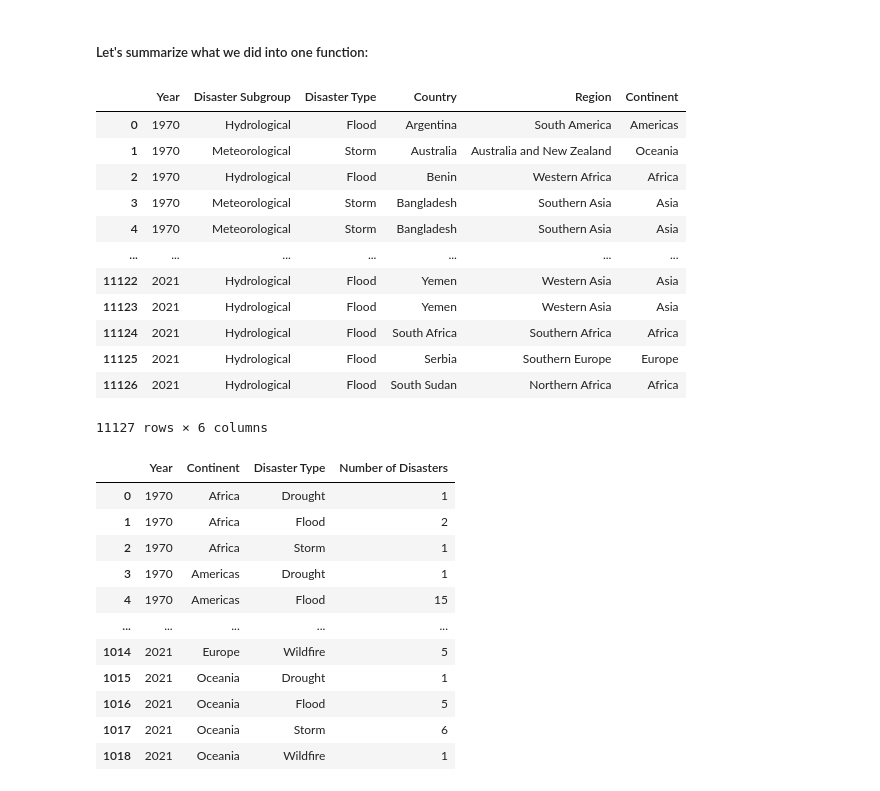
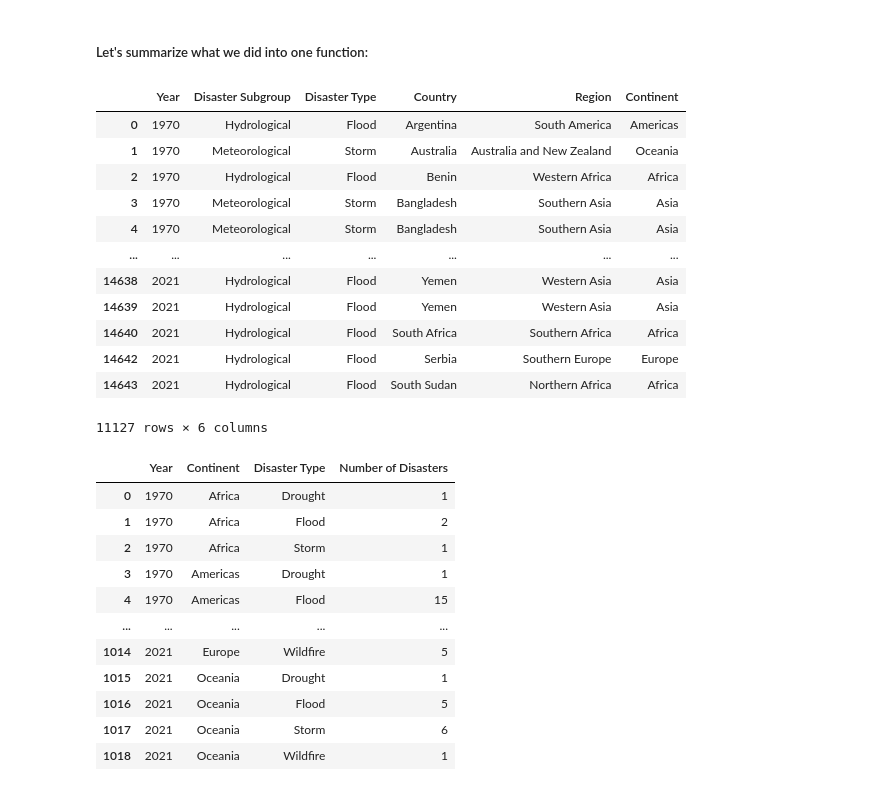
Before and after one commit to ubco-W2022T2-data301/project-group-group42, a Jupyter notebook: analysis/analysisRona.ipynb, the cells around one changed output. Cells and saved outputs as stored; diff of their text form; code cells hidden in the pictures.

```diff
--- a/analysis/analysisRona.ipynb
+++ b/analysis/analysisRona.ipynb
@@ -168,29 +212,28 @@ dfclean.head(-5)
 # %% [markdown]
 ##### Let's summarize what we did into one function:
 # %%
-def processed_nd_data():
-    df = pd.read_csv("../data/raw/1900_2021_DISASTERS.csv") # Natural Disasters dataframe
-    top5_list = ["Flood", "Storm", "Drought", "Wildfire", "Landslide"]
-    nat_dis5 = df[df["Disaster Type"].isin(top5_list)].reset_index()
-    dfclean = nat_dis5.iloc[:, [2, 6, 7, 11, 13, 14]]
-    dfclean = dfclean.dropna()
+def cleaned_nd_data():
+    dfclean = (pd.read_csv("../data/raw/1900_2021_DISASTERS.csv")
+           .query('`Disaster Type` in ["Flood", "Storm", "Drought", "Wildfire", "Landslide"]')
+           .iloc[:, [1, 5, 6, 10, 12, 13]]
+           .dropna()
+          )
     return dfclean
+cleaned_nd_data()
+# %% [output]
+|  | Year | Disaster Subgroup | Disaster Type | Country | Region | Continent |
+| 0 | 1970 | Hydrological | Flood | Argentina | South America | Americas |
+| 1 | 1970 | Meteorological | Storm | Australia | Australia and New Zealand | Oceania |
+| 2 | 1970 | Hydrological | Flood | Benin | Western Africa | Africa |
+| 3 | 1970 | Meteorological | Storm | Bangladesh | Southern Asia | Asia |
+| 4 | 1970 | Meteorological | Storm | Bangladesh | Southern Asia | Asia |
+| ... | ... | ... | ... | ... | ... | ... |
+| 14638 | 2021 | Hydrological | Flood | Yemen | Western Asia | Asia |
+| 14639 | 2021 | Hydrological | Flood | Yemen | Western Asia | Asia |
+| 14640 | 2021 | Hydrological | Flood | South Africa | Southern Africa | Africa |
+| 14642 | 2021 | Hydrological | Flood | Serbia | Southern Europe | Europe |
+| 14643 | 2021 | Hydrological | Flood | South Sudan | Northern Africa | Africa |
+11127 rows × 6 columns
-# %%
-dfclean
-# %% [output]
-|  | Year | Disaster Subgroup | Disaster Type | Country | Region | Continent |
-| 0 | 1970 | Hydrological | Flood | Argentina | South America | Americas |
-| 1 | 1970 | Meteorological | Storm | Australia | Australia and New Zealand | Oceania |
-| 2 | 1970 | Hydrological | Flood | Benin | Western Africa | Africa |
-| 3 | 1970 | Meteorological | Storm | Bangladesh | Southern Asia | Asia |
-| 4 | 1970 | Meteorological | Storm | Bangladesh | Southern Asia | Asia |
-| ... | ... | ... | ... | ... | ... | ... |
-| 11122 | 2021 | Hydrological | Flood | Yemen | Western Asia | Asia |
-| 11123 | 2021 | Hydrological | Flood | Yemen | Western Asia | Asia |
-| 11124 | 2021 | Hydrological | Flood | South Africa | Southern Africa | Africa |
-| 11125 | 2021 | Hydrological | Flood | Serbia | Southern Europe | Europe |
-| 11126 | 2021 | Hydrological | Flood | South Sudan | Northern Africa | Africa |
-11127 rows × 6 columns
 # %%
 ndperyear = dfclean.groupby(['Year', 'Continent', 'Disaster Type']).size()
 ndperyear
```
Also changed, not shown: parts of 8 cells of this notebook.
